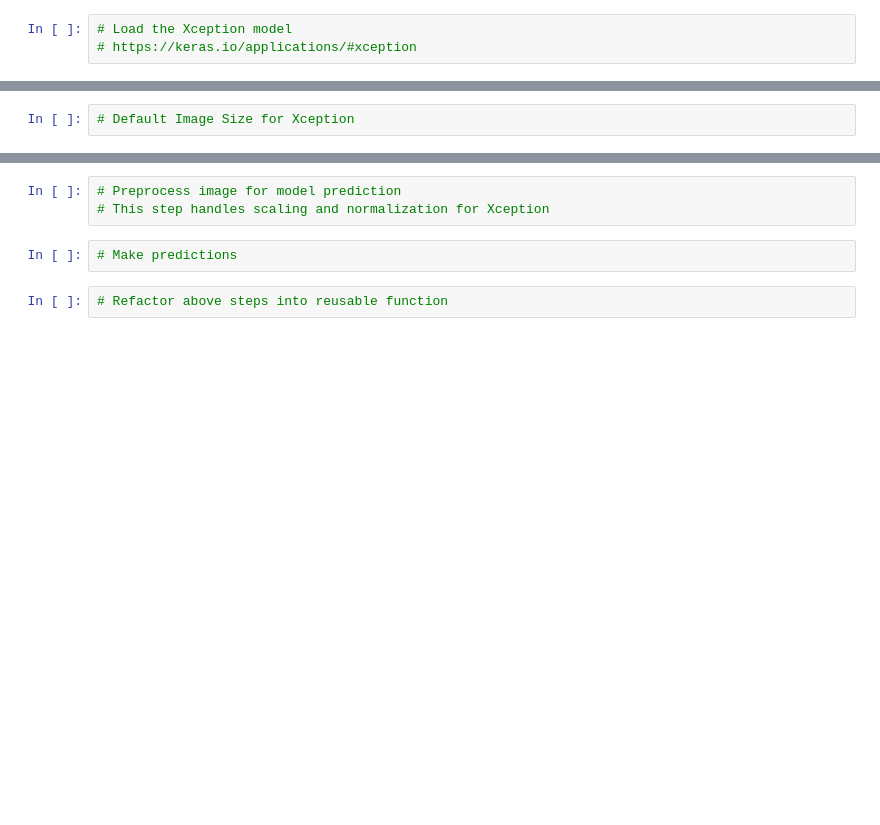
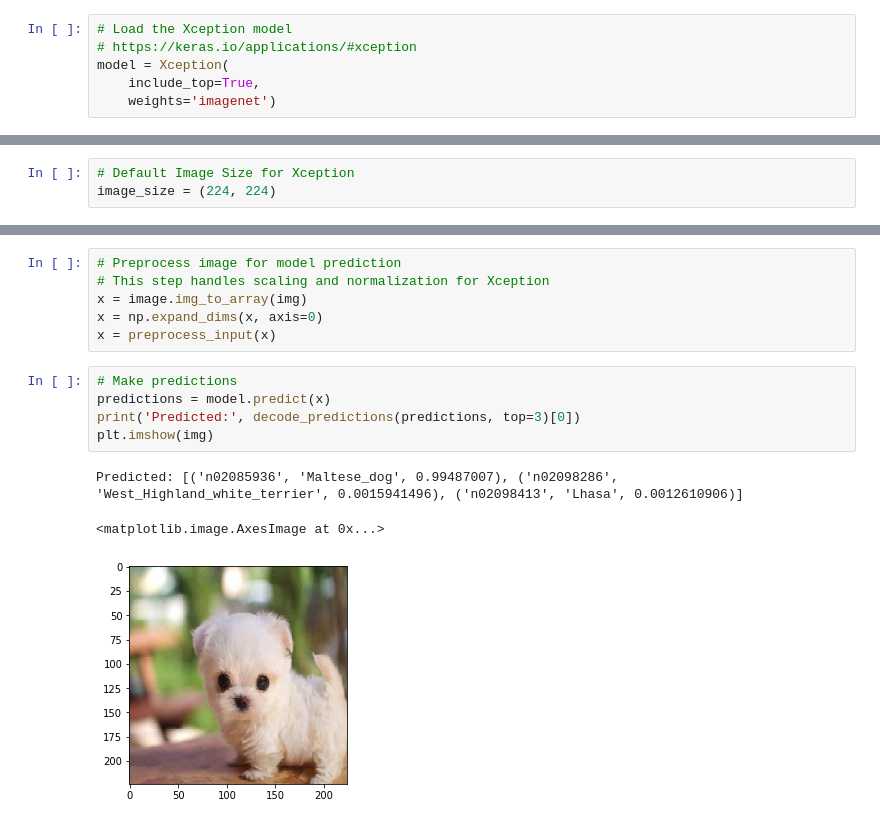
Before and after one commit to sHongJung/Data_Analytics, a Jupyter notebook: 21-Machine-Learning/4/Activities/08-Stu_Xception/Unsolved/Xception.ipynb, the cells around one changed output, grey strips where cells are left out. Drawn from its saved outputs; the diff is of its cells as text; blank space fills up the shorter version.

```diff
--- a/21-Machine-Learning/4/Activities/08-Stu_Xception/Unsolved/Xception.ipynb
+++ b/21-Machine-Learning/4/Activities/08-Stu_Xception/Unsolved/Xception.ipynb
@@ -14,3 +16,6 @@ from keras.applications.xception import (
 # %%
 # Load the Xception model
 # https://keras.io/applications/#xception
+model = Xception(
+    include_top=True,
+    weights='imagenet')
@@ -17,5 +25,6 @@ from keras.applications.xception import (
 # %%
 # Default Image Size for Xception
+image_size = (224, 224)
 # %%
 # Load the image and resize to the input dimensions that Xception
 # was trained with
@@ -25,7 +37,15 @@ plt.imshow(img)
 # %%
 # Preprocess image for model prediction
 # This step handles scaling and normalization for Xception
+x = image.img_to_array(img)
+x = np.expand_dims(x, axis=0)
+x = preprocess_input(x)
-# %%
-# Make predictions
-# %%
-# Refactor above steps into reusable function
+# %%
+# Make predictions
+predictions = model.predict(x)
+print('Predicted:', decode_predictions(predictions, top=3)[0])
+plt.imshow(img)
+# %% [output]
+Predicted: [('n02085936', 'Maltese_dog', 0.99487007), ('n02098286', 'West_Highland_white_terrier', 0.0015941496), ('n02098413', 'Lhasa', 0.0012610906)]
+<matplotlib.image.AxesImage at 0x...>
+[figure, added]
```
Also changed, not shown: parts of 5 cells of this notebook, 8 other files.
